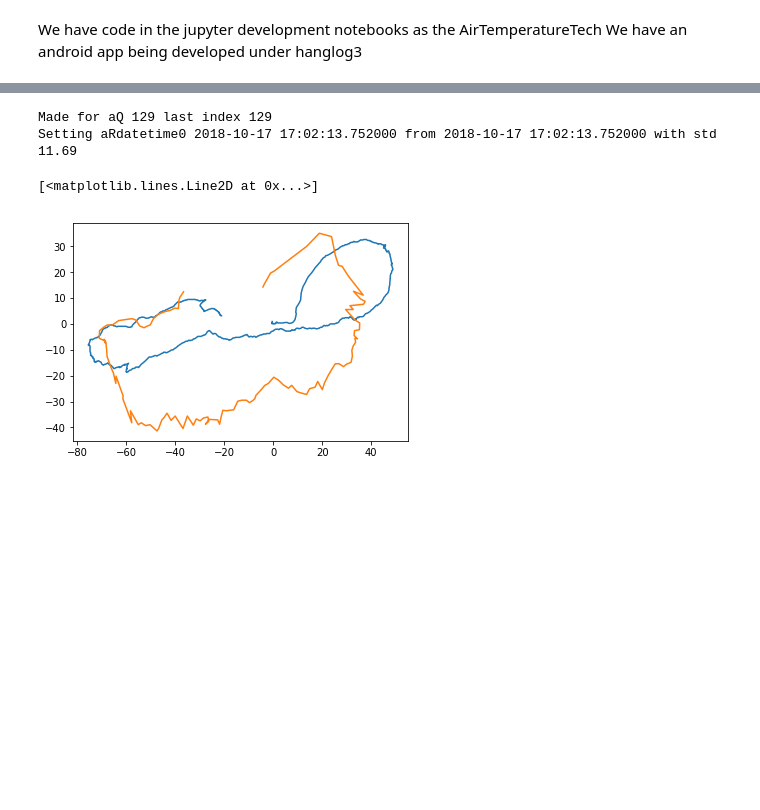
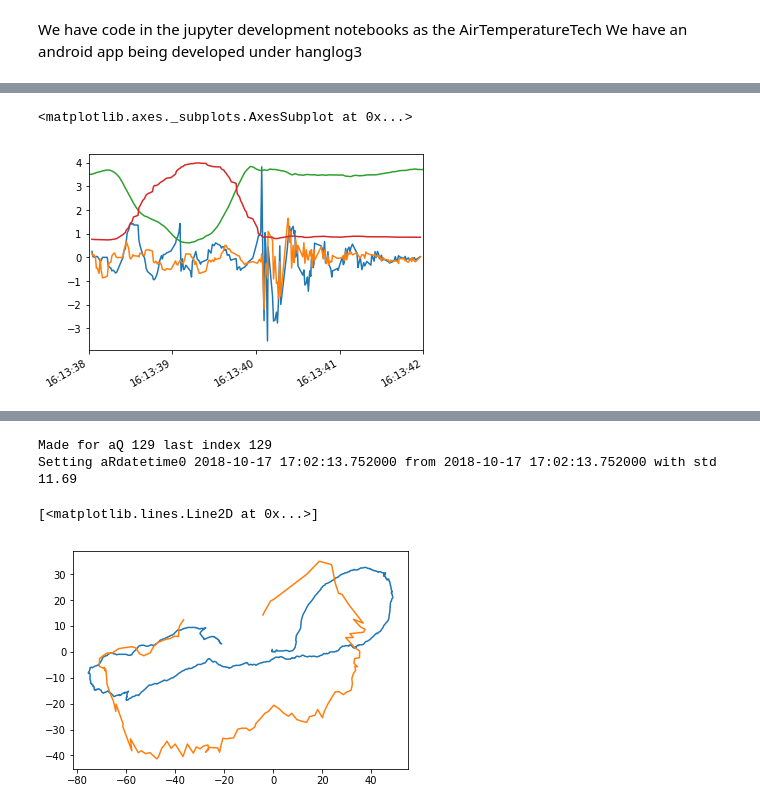
Before and after one commit to Future-Hangglider/hacktrack, a Jupyter notebook: phone_hanglog_analysis.ipynb, the cells around one changed output, grey strips where cells are left out. Saved outputs shown, nothing was run; the diff lists cells and outputs as text; code cells hidden in the pictures; blank space fills up the shorter version.

```diff
--- a/phone_hanglog_analysis.ipynb
+++ b/phone_hanglog_analysis.ipynb
@@ -23,0 +67,19 @@ timeflightindexerror
+# %%
+fy = yspot.set_index(fd.t0 + pandas.Timedelta(seconds=1)*(yspot.n/30 - 5))
+fy.index.name = None
+#del k.n
+fy = fy.drop("n", axis=1)
+
+t0 = fd.t0 + pandas.Timedelta(seconds=30)
+t1 = fd.t0 + pandas.Timedelta(seconds=34)
+
+lpz = fd.pZ[t0:t1]
+lfy = fy[t0:t1]
+lpz.ax.plot()
+lpz.ay.plot()
+(lfy.x*0.02-10).plot()
+#(lfy.y*0.01).plot()
+(lpz.pitch*0.2).plot()
+# %% [output]
+<matplotlib.axes._subplots.AxesSubplot at 0x...>
+[figure, added]
```
Also changed, not shown: parts of 30 cells of this notebook, 3 other files.
